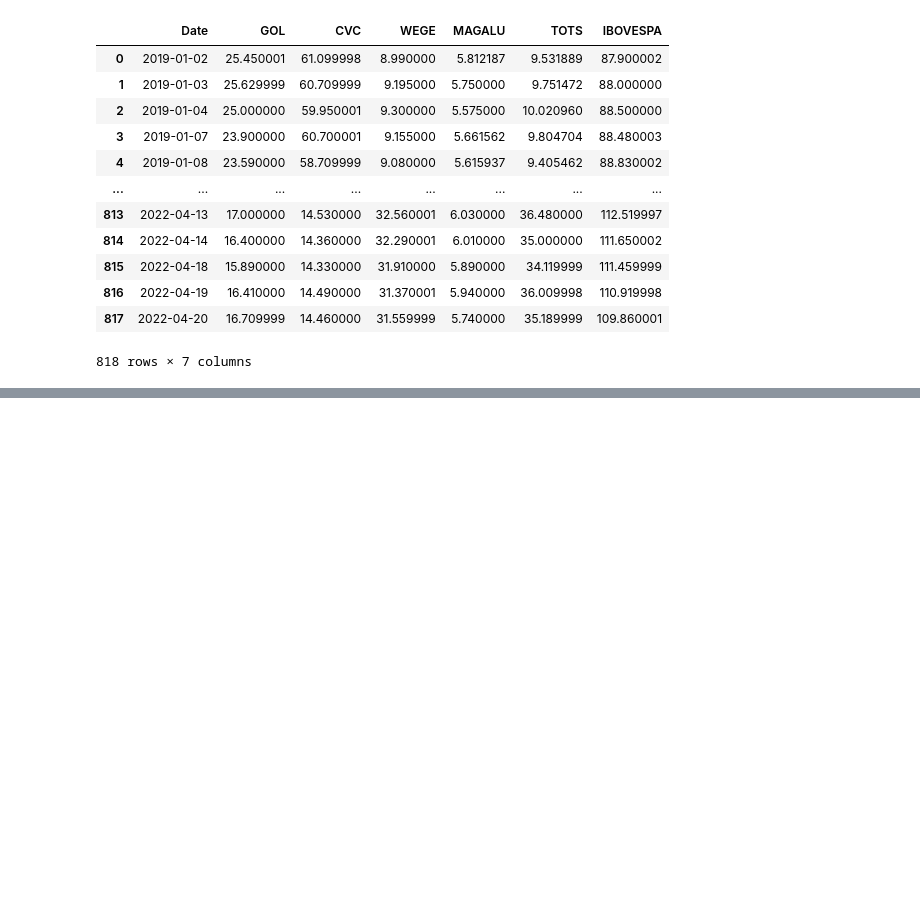
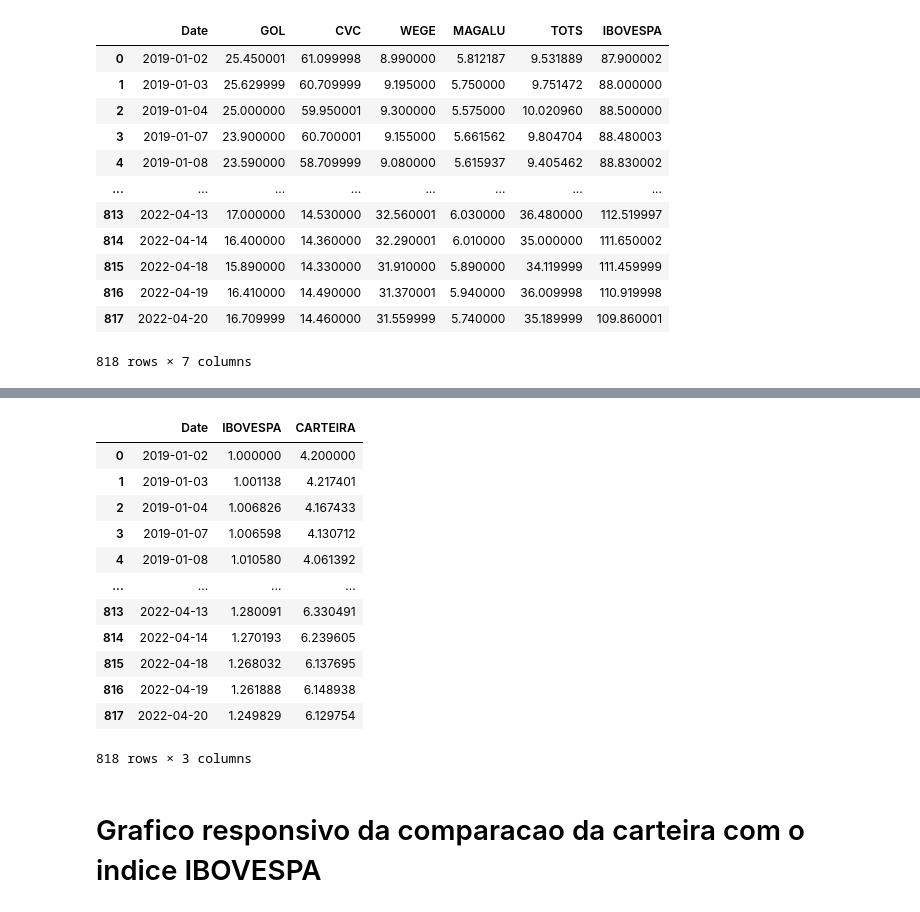
Before and after one commit to flaviogbm/financial-data-analysis_and_machine-leaning, a Jupyter notebook: Taxa_de_retorno.ipynb, the cells around one changed output, grey strips where cells are left out. Drawn from its saved outputs; the diff is of its cells as text; code cells hidden in the pictures; blank space fills up the shorter version.

```diff
--- a/Taxa_de_retorno.ipynb
+++ b/Taxa_de_retorno.ipynb
@@ -45,0 +177,19 @@ dataset
+# %%
+carteira_normalizado.drop(['GOL', 'CVC', 'WEGE', 'MAGALU', 'TOTS'], axis = 1, inplace = True)
+carteira_normalizado
+# %% [output]
+|  | Date | IBOVESPA | CARTEIRA |
+| 0 | 2019-01-02 | 1.000000 | 4.200000 |
+| 1 | 2019-01-03 | 1.001138 | 4.217401 |
+| 2 | 2019-01-04 | 1.006826 | 4.167433 |
+| 3 | 2019-01-07 | 1.006598 | 4.130712 |
+| 4 | 2019-01-08 | 1.010580 | 4.061392 |
+| ... | ... | ... | ... |
+| 813 | 2022-04-13 | 1.280091 | 6.330491 |
+| 814 | 2022-04-14 | 1.270193 | 6.239605 |
+| 815 | 2022-04-18 | 1.268032 | 6.137695 |
+| 816 | 2022-04-19 | 1.261888 | 6.148938 |
+| 817 | 2022-04-20 | 1.249829 | 6.129754 |
+818 rows × 3 columns
+# %% [markdown]
+# Grafico responsivo da comparacao da carteira com o indice IBOVESPA
```
Also changed, not shown: parts of 23 cells of this notebook.
